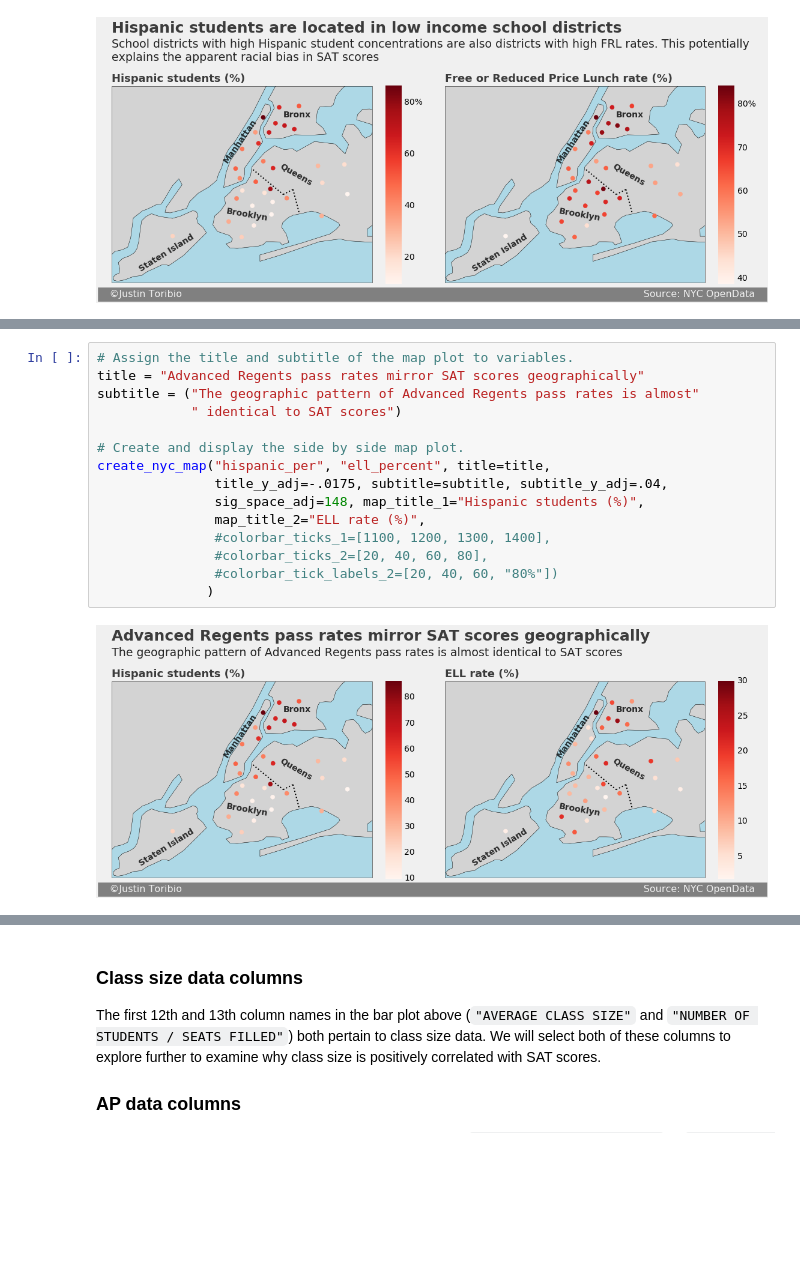
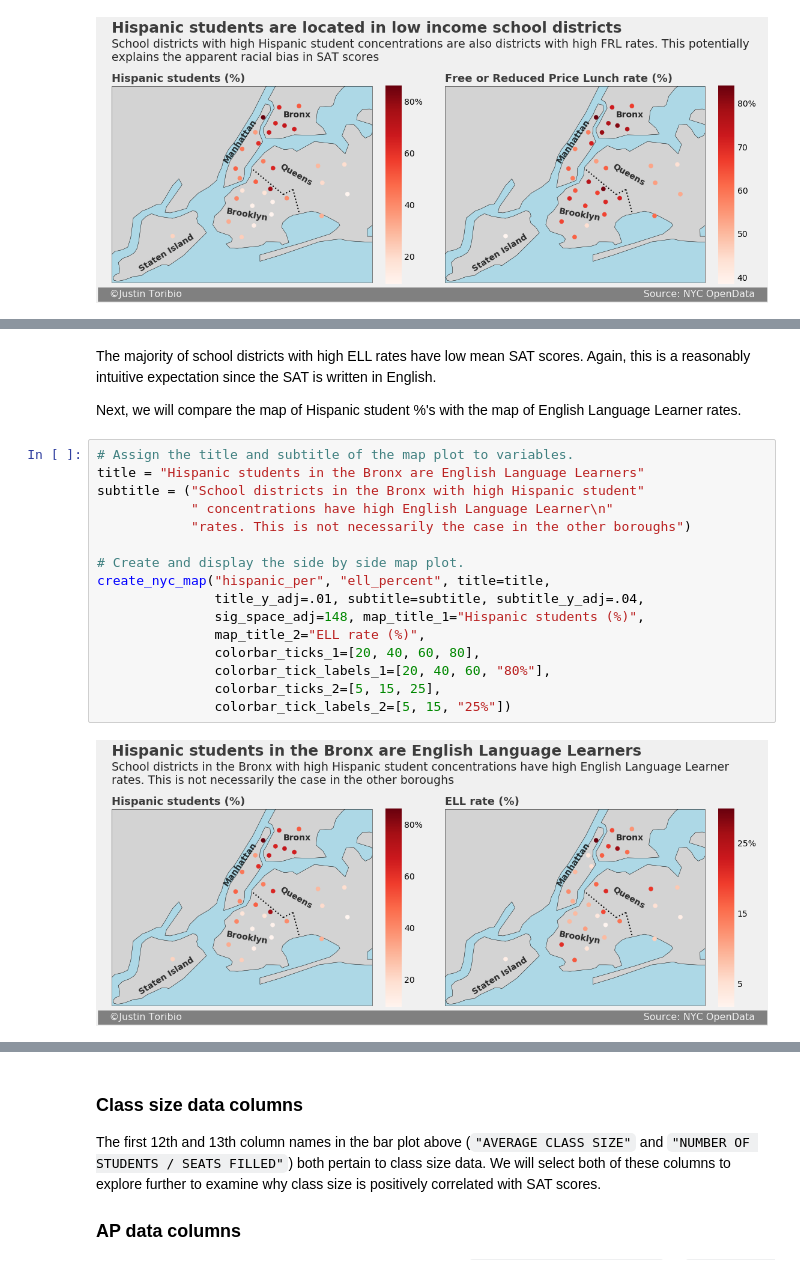
Before and after one commit to JustinToribio/analyzing-the-sat, a Jupyter notebook: notebooks/1.0-jt-analyze-the-sat.ipynb, the cells around one changed output, grey strips where cells are left out. Saved outputs shown, nothing was run; the diff lists cells and outputs as text; blank space fills up the shorter version.

```diff
--- a/notebooks/1.0-jt-analyze-the-sat.ipynb
+++ b/notebooks/1.0-jt-analyze-the-sat.ipynb
@@ -920,17 +919,22 @@ create_nyc_map("sat_score", "ell_percent", title=title,
+# %% [markdown]
+The majority of school districts with high ELL rates have low mean SAT scores.  Again, this is a reasonably intuitive expectation since the SAT is written in English.
+
+Next, we will compare the map of Hispanic student %'s with the map of English Language Learner rates.
 # %%
 # Assign the title and subtitle of the map plot to variables.
-title = "Advanced Regents pass rates mirror SAT scores geographically"
-subtitle = ("The geographic pattern of Advanced Regents pass rates is almost"
-            " identical to SAT scores")
+title = "Hispanic students in the Bronx are English Language Learners"
+subtitle = ("School districts in the Bronx with high Hispanic student"
+            " concentrations have high English Language Learner\n"
+            "rates. This is not necessarily the case in the other boroughs")
 
 # Create and display the side by side map plot.
 create_nyc_map("hispanic_per", "ell_percent", title=title,
-               title_y_adj=-.0175, subtitle=subtitle, subtitle_y_adj=.04,
+               title_y_adj=.01, subtitle=subtitle, subtitle_y_adj=.04,
                sig_space_adj=148, map_title_1="Hispanic students (%)",
                map_title_2="ELL rate (%)",
-               #colorbar_ticks_1=[1100, 1200, 1300, 1400],
-               #colorbar_ticks_2=[20, 40, 60, 80],
-               #colorbar_tick_labels_2=[20, 40, 60, "80%"])
-              )
+               colorbar_ticks_1=[20, 40, 60, 80],
+               colorbar_tick_labels_1=[20, 40, 60, "80%"],
+               colorbar_ticks_2=[5, 15, 25],
+               colorbar_tick_labels_2=[5, 15, "25%"])
 # %% [output]
-[figure, old version]
+[figure, new version]
```
Also changed, not shown: parts of 4 cells of this notebook.
